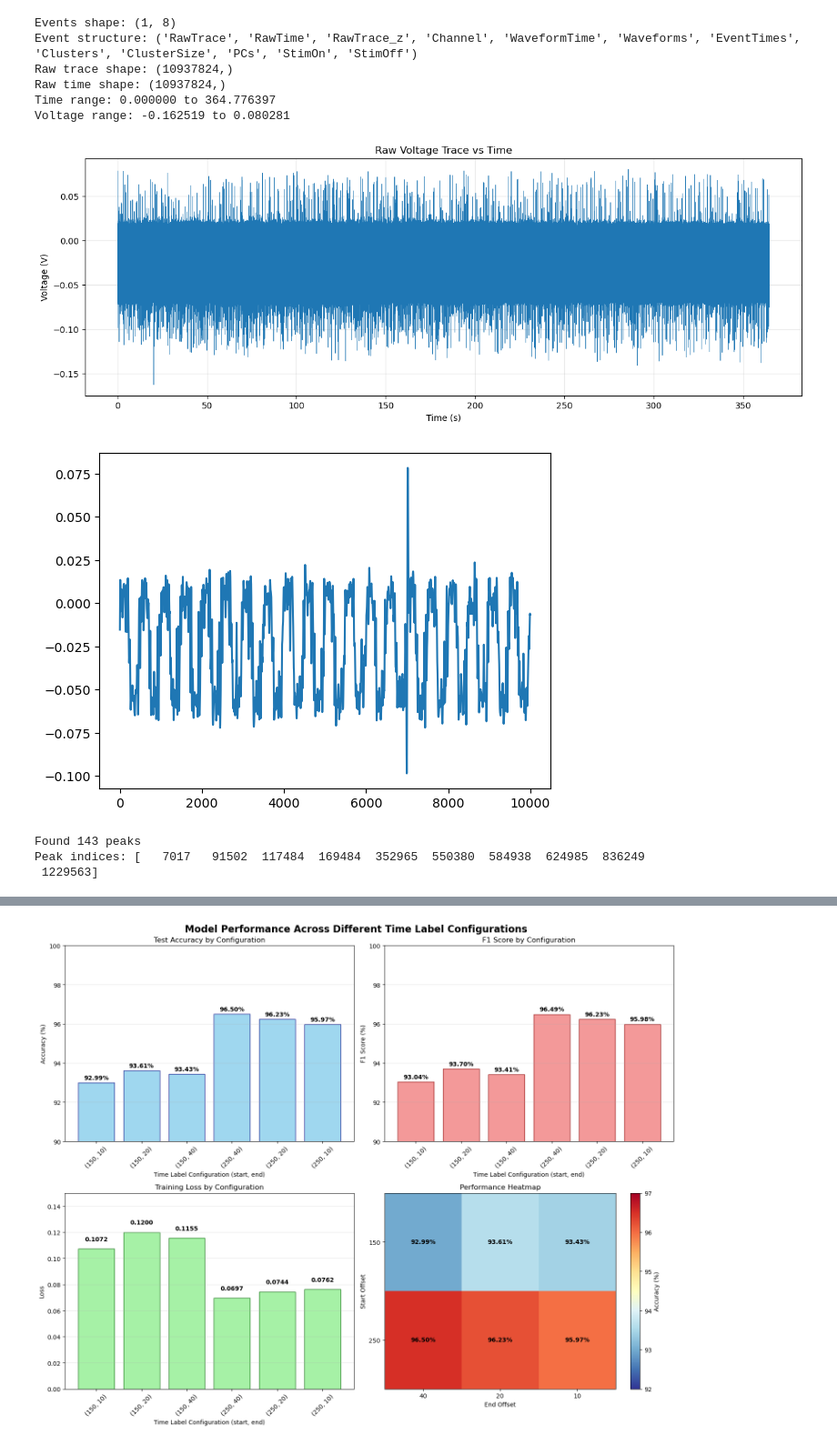
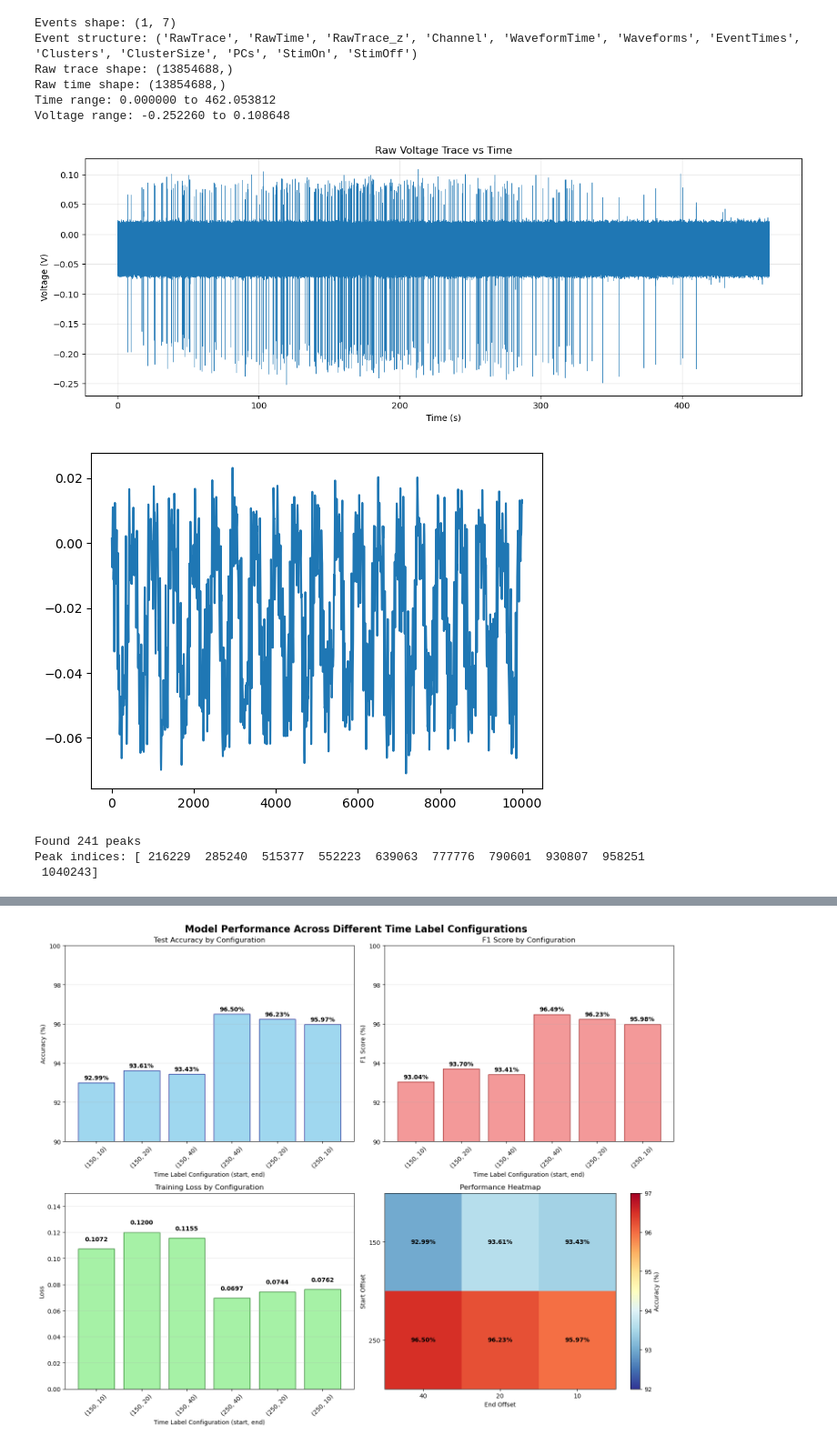
Before and after one commit to ahitagnied/apred, a Jupyter notebook: data/test.ipynb, the cells around one changed output, grey strips where cells are left out. Shown at 91% size. Cells and saved outputs as stored; diff of their text form; code cells hidden in the pictures.

```diff
--- a/data/test.ipynb
+++ b/data/test.ipynb
@@ -12,57 +12,58 @@ import numpy as np
 import matplotlib.pyplot as plt
 
 # Load the data
-mat_contents = scipy.io.loadmat('doric/Console_Acq_0012.mat')
+mat_contents = scipy.io.loadmat('doric/Console_Acq_0007.mat')
 events = mat_contents['Events']
 
 print("Events shape:", events.shape)
 
 # The third event (index 2) contains the actual data
 event = events[0, 2]  # Access the third event which has data
-
 print("Event structure:", event.dtype.names)
 
 # Extract the voltage trace and time data
 raw_trace = event[0].flatten()  # First element is RawTrace
 raw_time = event[1].flatten()   # Second element is RawTime
 
 print(f"Raw trace shape: {raw_trace.shape}")
 print(f"Raw time shape: {raw_time.shape}")
 print(f"Time range: {raw_time.min():.6f} to {raw_time.max():.6f}")
 print(f"Voltage range: {raw_trace.min():.6f} to {raw_trace.max():.6f}")
 
 # Plot the voltage trace
 plt.figure(figsize=(15, 5))
 plt.plot(raw_time, raw_trace, linewidth=0.5)
 plt.xlabel('Time (s)')
 plt.ylabel('Voltage (V)')
 plt.title('Raw Voltage Trace vs Time')
 plt.grid(True, alpha=0.3)
 plt.show()
 # %% [output]
-Events shape: (1, 8)
+Events shape: (1, 7)
 Event structure: ('RawTrace', 'RawTime', 'RawTrace_z', 'Channel', 'WaveformTime', 'Waveforms', 'EventTimes', 'Clusters', 'ClusterSize', 'PCs', 'StimOn', 'StimOff')
-Raw trace shape: (10937824,)
-Raw time shape: (10937824,)
-Time range: 0.000000 to 364.776397
-Voltage range: -0.162519 to 0.080281
+Raw trace shape: (13854688,)
+Raw time shape: (13854688,)
+Time range: 0.000000 to 462.053812
+Voltage range: -0.252260 to 0.108648
-[figure, old version]
+[figure, new version]
 # %%
 plt.plot(raw_trace[:10000])
 plt.show()
 # %% [output]
-[figure, old version]
+[figure, new version]
 # %%
 from scipy.signal import find_peaks
 
-peaks, _ = find_peaks(raw_trace, height=0.06)
+inv_raw = raw_trace * (-1)
+
+peaks, _ = find_peaks(inv_raw, height=0.1)
 
 print(f"Found {len(peaks)} peaks")
 print(f"Peak indices: {peaks[:10]}")
 # %% [output]
-Found 143 peaks
-Peak indices: [   7017   91502  117484  169484  352965  550380  584938  624985  836249
- 1229563]
+Found 241 peaks
+Peak indices: [ 216229  285240  515377  552223  639063  777776  790601  930807  958251
+ 1040243]
 # %%
 voltage_data = []
 time_data = []
```
Also changed, not shown: parts of 4 cells of this notebook.
